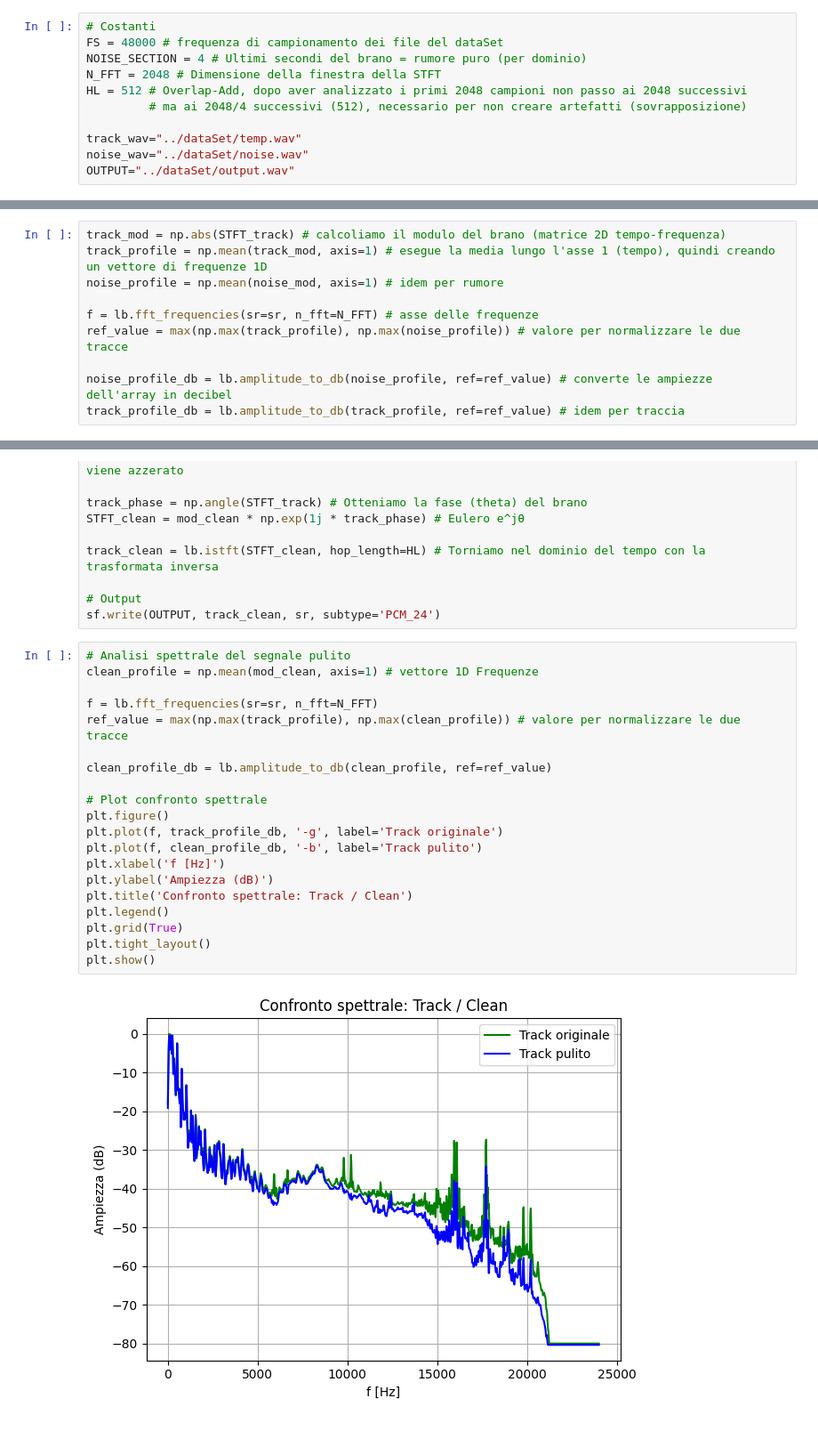
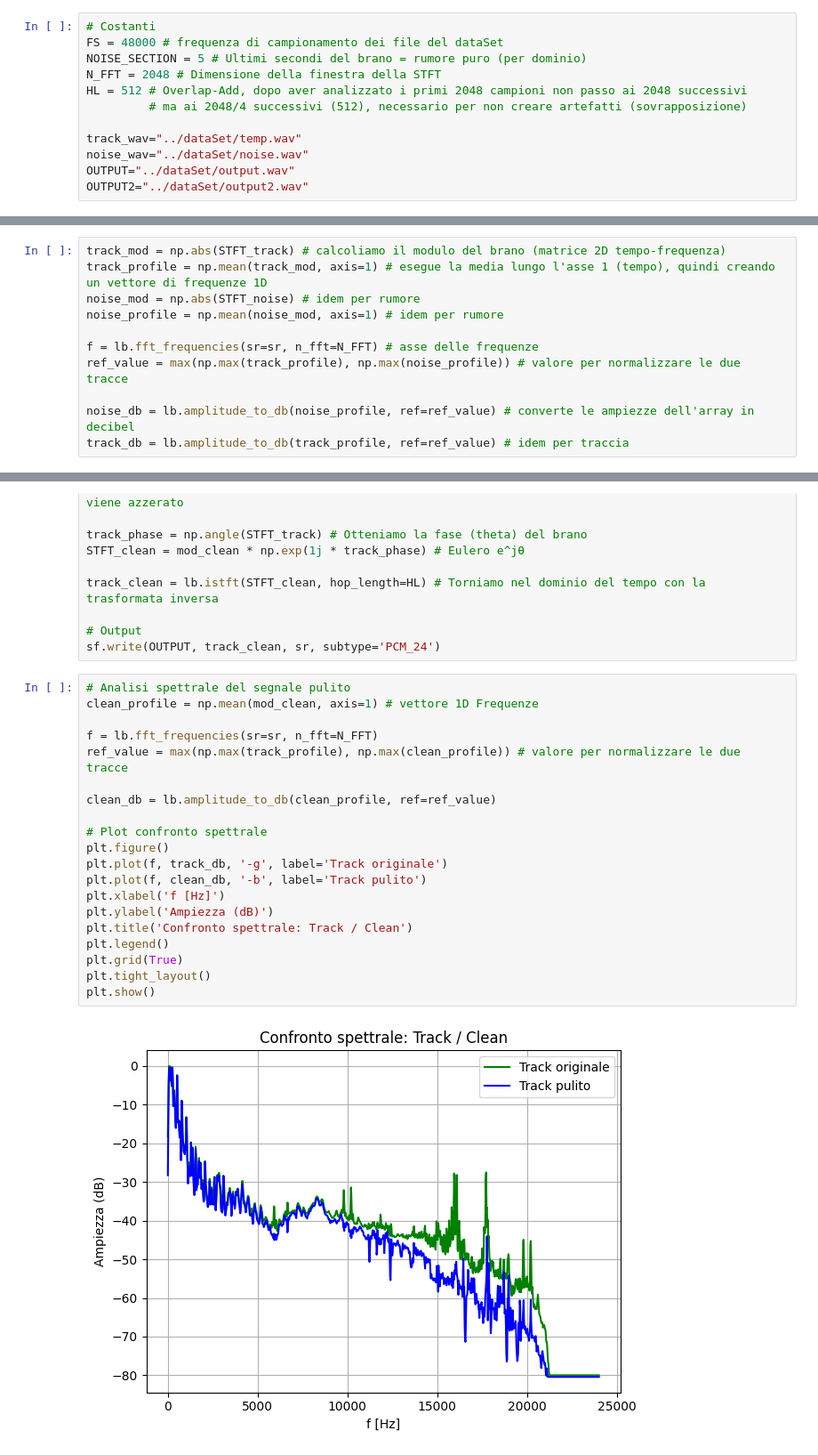
Before and after one commit to filippob04/Denoising-Vinyl-Audio-Signals, a Jupyter notebook: code/project.ipynb, the cells around one changed output, grey strips where cells are left out. Shown at 89% size. Saved outputs shown, nothing was run; the diff lists cells and outputs as text.

```diff
--- a/code/project.ipynb
+++ b/code/project.ipynb
@@ -13,7 +13,7 @@ import soundfile as sf # Libreria per esportare .wav
 # %%
 # Costanti
 FS = 48000 # frequenza di campionamento dei file del dataSet
-NOISE_SECTION = 4 # Ultimi secondi del brano = rumore puro (per dominio)
+NOISE_SECTION = 5 # Ultimi secondi del brano = rumore puro (per dominio)
 N_FFT = 2048 # Dimensione della finestra della STFT
 HL = 512 # Overlap-Add, dopo aver analizzato i primi 2048 campioni non passo ai 2048 successivi
          # ma ai 2048/4 successivi (512), necessario per non creare artefatti (sovrapposizione)
@@ -21,6 +21,7 @@ HL = 512 # Overlap-Add, dopo aver analizzato i primi 2048 campioni non passo ai
 track_wav="../dataSet/temp.wav"
 noise_wav="../dataSet/noise.wav"
 OUTPUT="../dataSet/output.wav"
+OUTPUT2="../dataSet/output2.wav"
 # %% [markdown]
 Partiamo analizzando il fenomeno rumoroso in se, ottenuto registrando l'output dell'amplificatore senza alcun brano in riproduzione
 # %%
@@ -138,11 +139,12 @@ STFT_noise = lb.stft(noise_part, n_fft = N_FFT, hop_length=HL)
 # %%
 track_mod = np.abs(STFT_track) # calcoliamo il modulo del brano (matrice 2D tempo-frequenza)
 track_profile = np.mean(track_mod, axis=1) # esegue la media lungo l'asse 1 (tempo), quindi creando un vettore di frequenze 1D
+noise_mod = np.abs(STFT_noise) # idem per rumore
 noise_profile = np.mean(noise_mod, axis=1) # idem per rumore
 
 f = lb.fft_frequencies(sr=sr, n_fft=N_FFT) # asse delle frequenze
 ref_value = max(np.max(track_profile), np.max(noise_profile)) # valore per normalizzare le due tracce
 
-noise_profile_db = lb.amplitude_to_db(noise_profile, ref=ref_value) # converte le ampiezze dell'array in decibel
-track_profile_db = lb.amplitude_to_db(track_profile, ref=ref_value) # idem per traccia
+noise_db = lb.amplitude_to_db(noise_profile, ref=ref_value) # converte le ampiezze dell'array in decibel
+track_db = lb.amplitude_to_db(track_profile, ref=ref_value) # idem per traccia
 # %%
@@ -196,22 +202,22 @@ sf.write(OUTPUT, track_clean, sr, subtype='PCM_24')
 # %%
 # Analisi spettrale del segnale pulito
 clean_profile = np.mean(mod_clean, axis=1) # vettore 1D Frequenze
 
 f = lb.fft_frequencies(sr=sr, n_fft=N_FFT)
 ref_value = max(np.max(track_profile), np.max(clean_profile)) # valore per normalizzare le due tracce
 
-clean_profile_db = lb.amplitude_to_db(clean_profile, ref=ref_value)
+clean_db = lb.amplitude_to_db(clean_profile, ref=ref_value)
 
 # Plot confronto spettrale
 plt.figure()
-plt.plot(f, track_profile_db, '-g', label='Track originale')
-plt.plot(f, clean_profile_db, '-b', label='Track pulito')
+plt.plot(f, track_db, '-g', label='Track originale')
+plt.plot(f, clean_db, '-b', label='Track pulito')
 plt.xlabel('f [Hz]')
 plt.ylabel('Ampiezza (dB)')
 plt.title('Confronto spettrale: Track / Clean')
 plt.legend()
 plt.grid(True)
 plt.tight_layout()
 plt.show()
 # %% [output]
-[figure, old version]
+[figure, new version]
```
Also changed, not shown: parts of 6 cells of this notebook, 1 other file.
